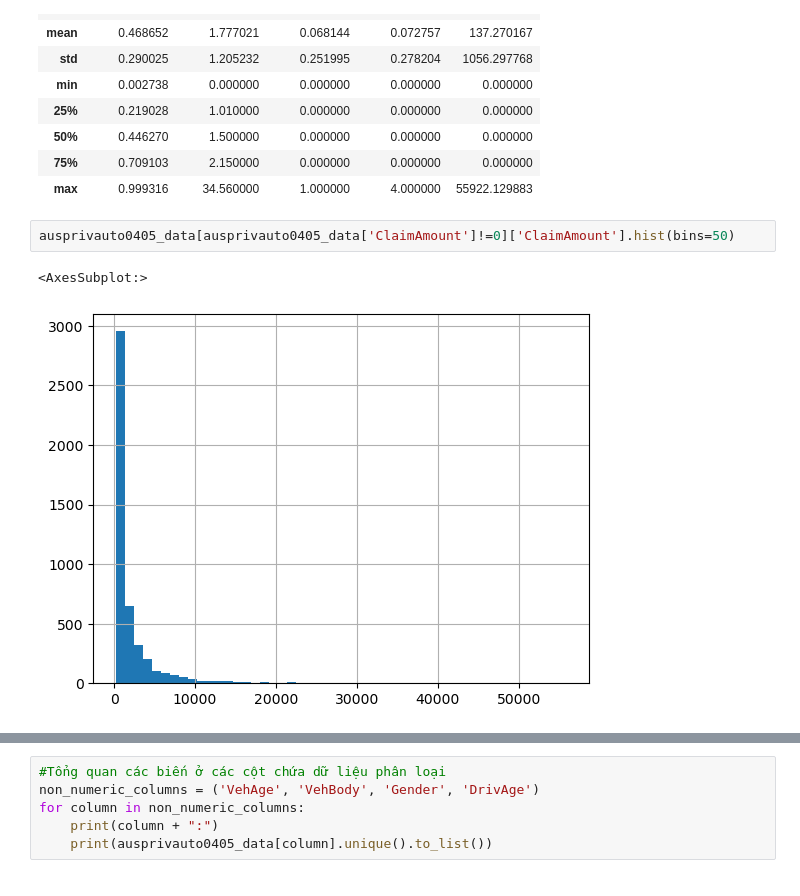
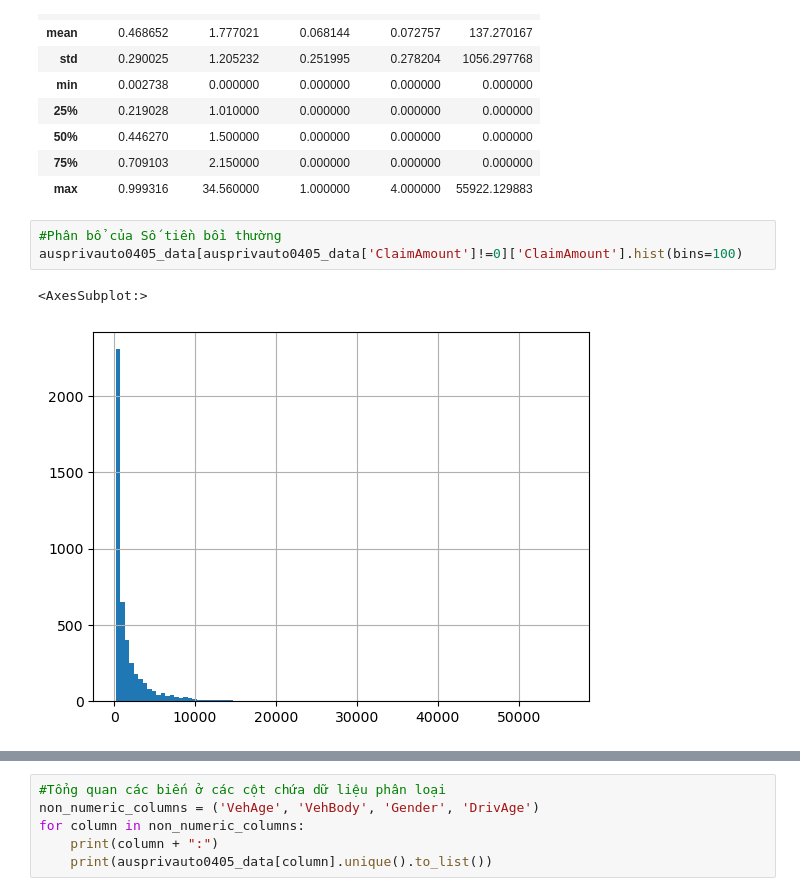
Before and after one commit to deniahc566/ausprivauto0405_analysis, a Jupyter notebook: ausprivauto0405_analysis.ipynb, the cells around one changed output, grey strips where cells are left out. Saved outputs shown, nothing was run; the diff lists cells and outputs as text.

Commit message:
added a few plots and comments

```diff
--- a/ausprivauto0405_analysis.ipynb
+++ b/ausprivauto0405_analysis.ipynb
@@ -83,7 +83,8 @@ ausprivauto0405_data.describe()
 | 75% | 0.709103 | 2.150000 | 0.000000 | 0.000000 | 0.000000 |
 | max | 0.999316 | 34.560000 | 1.000000 | 4.000000 | 55922.129883 |
 # %%
-ausprivauto0405_data[ausprivauto0405_data['ClaimAmount']!=0]['ClaimAmount'].hist(bins=50)
+#Phân bổ của Số tiền bồi thường
+ausprivauto0405_data[ausprivauto0405_data['ClaimAmount']!=0]['ClaimAmount'].hist(bins=100)
 # %% [output]
 <AxesSubplot:>
-[figure, old version]
+[figure, new version]
```
Also changed, not shown: parts of 4 cells of this notebook.
